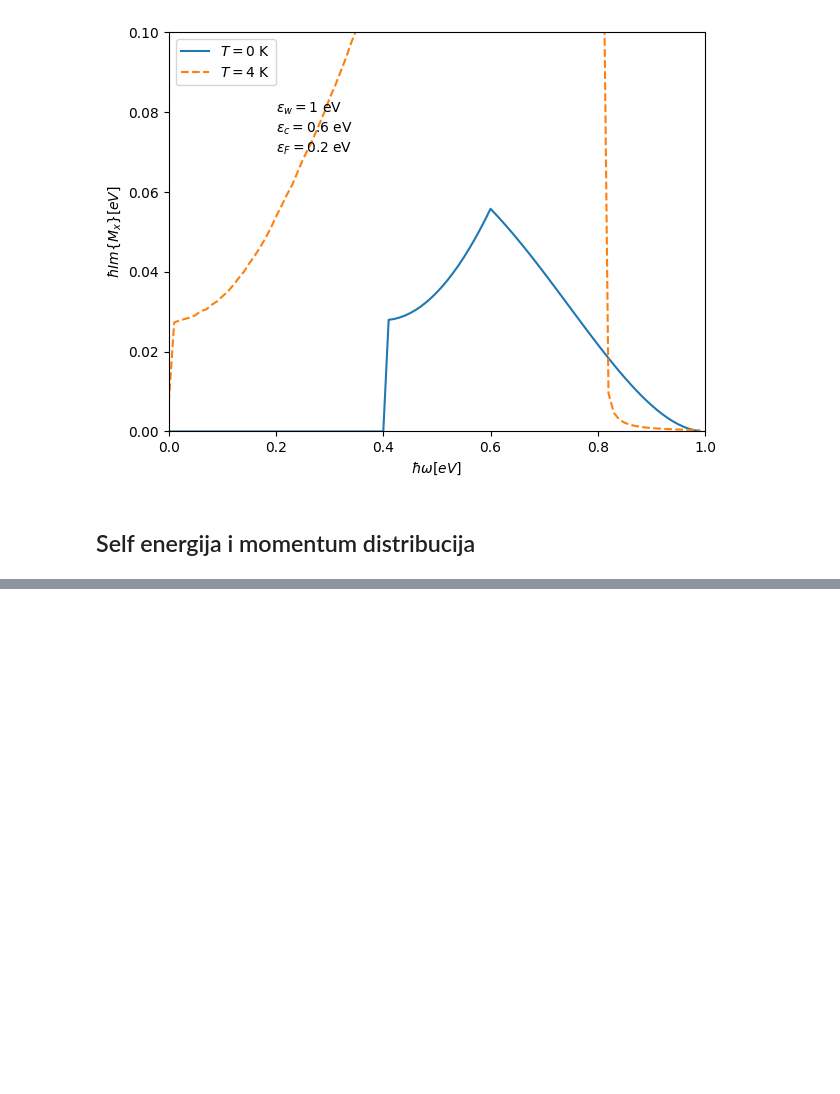
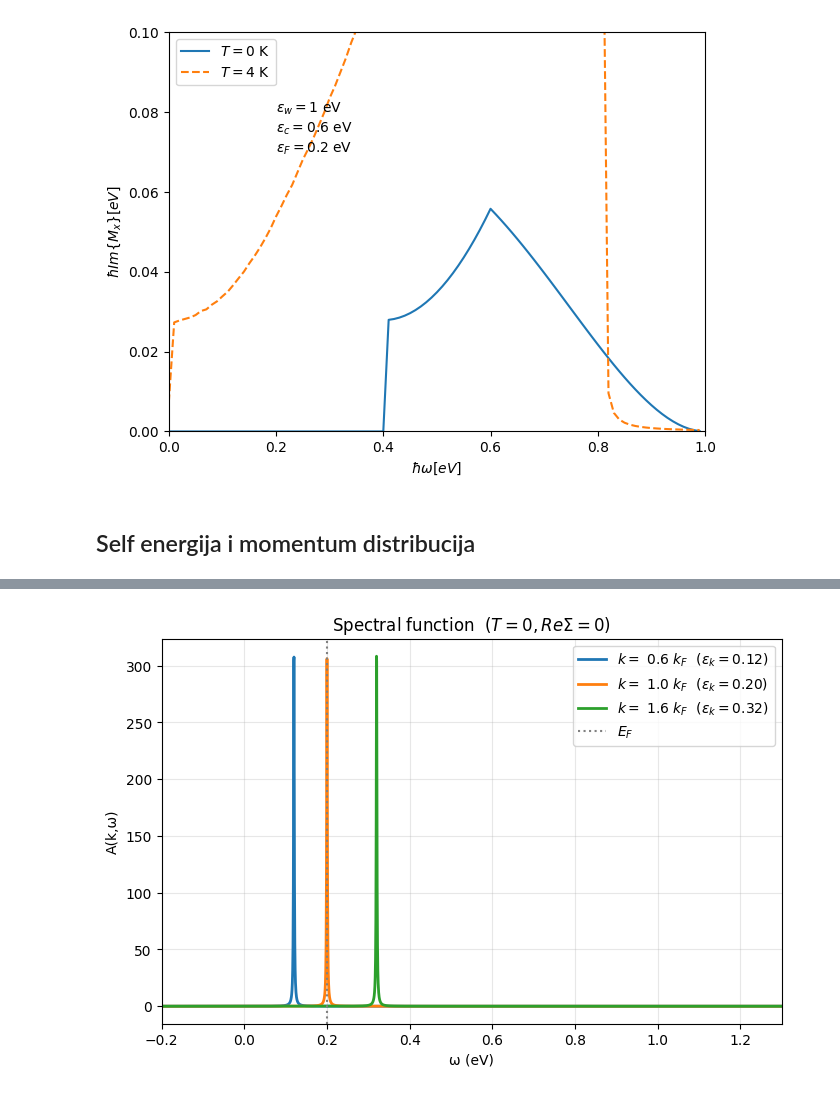
Before and after one commit to ppapac/24112024_memfn, a Jupyter notebook: MemoryDirac3D_usingTQ_020626_cutoff_cpl.ipynb, the cells around one changed output, grey strips where cells are left out. Saved outputs shown, nothing was run; the diff lists cells and outputs as text; code cells hidden in the pictures; blank space fills up the shorter version.

```diff
--- a/MemoryDirac3D_usingTQ_020626_cutoff_cpl.ipynb
+++ b/MemoryDirac3D_usingTQ_020626_cutoff_cpl.ipynb
@@ -469,0 +518,25 @@ plt.plot(ws_0.cpu(), selfen_anal(Ef, ws_0, eps(K_c), W).cpu())
+# %%
+dev = Ef.device
+w_grid = torch.linspace(-1, 1.4, 6000, device=dev, dtype=torch.float64)
+
+plt.figure(figsize=(8, 5))
+for kr in [0.6, 1.0, 1.6]:  # k / k_F
+    K = torch.tensor(kr * Kf_, device=dev)
+    A = spectral_anal(K, w_grid)
+    plt.plot(
+        w_grid.cpu().numpy(),
+        A.cpu().numpy(),
+        lw=2,
+        label=f"$k =$ {kr} $k_F$  ($ε_k = ${float(eps(K)):.2f})",
+    )
+
+plt.axvline(float(Ef), color="gray", ls=":", label="$E_F$")
+plt.xlabel("ω (eV)")
+plt.ylabel("A(k,ω)")
+plt.title("Spectral function  ($T=0, ReΣ = 0$)")
+plt.legend()
+plt.grid(alpha=0.3)
+plt.xlim(-0.2, 1.3)
+plt.show()
+# %% [output]
+[figure, added]
```
Also changed, not shown: parts of 11 cells of this notebook.
